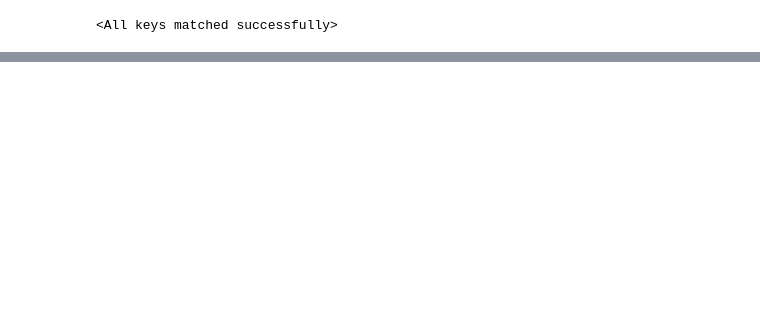
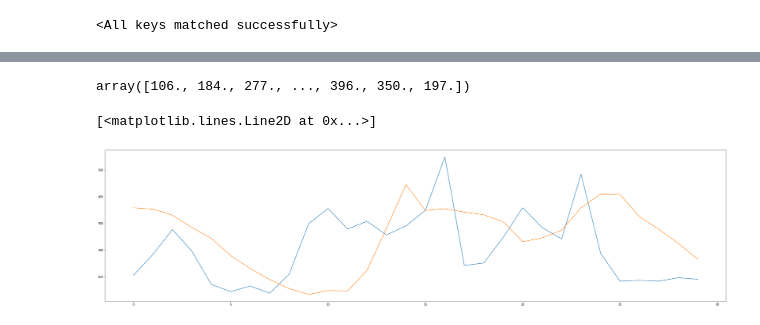
Before and after one commit to qkrwjdtn1236/2023_1_KMU_TeamTeamClass, a Jupyter notebook: torch_predict.ipynb, the cells around one changed output, grey strips where cells are left out. Saved outputs shown, nothing was run; the diff lists cells and outputs as text; code cells hidden in the pictures; blank space fills up the shorter version.

```diff
--- a/torch_predict.ipynb
+++ b/torch_predict.ipynb
@@ -182,0 +203,4 @@ memory usage: 263.4 KB
+# %%
+result = np.array(Y_pred).reshape(-1,1)
+# %%
+result1 = reScale.inverse_transform(result)
@@ -182,0 +209,2 @@ memory usage: 263.4 KB
+# %%
+train,test = data_prepro.loadData('datasets/data_tr_city.csv','datasets/data_ts_city.csv',trainYearRange1=2019,trainYearRange2=2020)
@@ -182,0 +232,13 @@ memory usage: 263.4 KB
+# %%
+testDataY = test['구미 혁신도시배수지 유출유량 적산차'].to_numpy()
+# %%
+testDataY
+# %% [output]
+array([106., 184., 277., ..., 396., 350., 197.])
+# %%
+plt.figure(figsize=(40,10))
+plt.plot(range(len(testDataY[:30])),testDataY[:30])
+plt.plot(range(len(result1[:30])),result1[:30])
+# %% [output]
+[<matplotlib.lines.Line2D at 0x...>]
+[figure, added]
```
Also changed, not shown: parts of 24 cells of this notebook, 1 other file.
